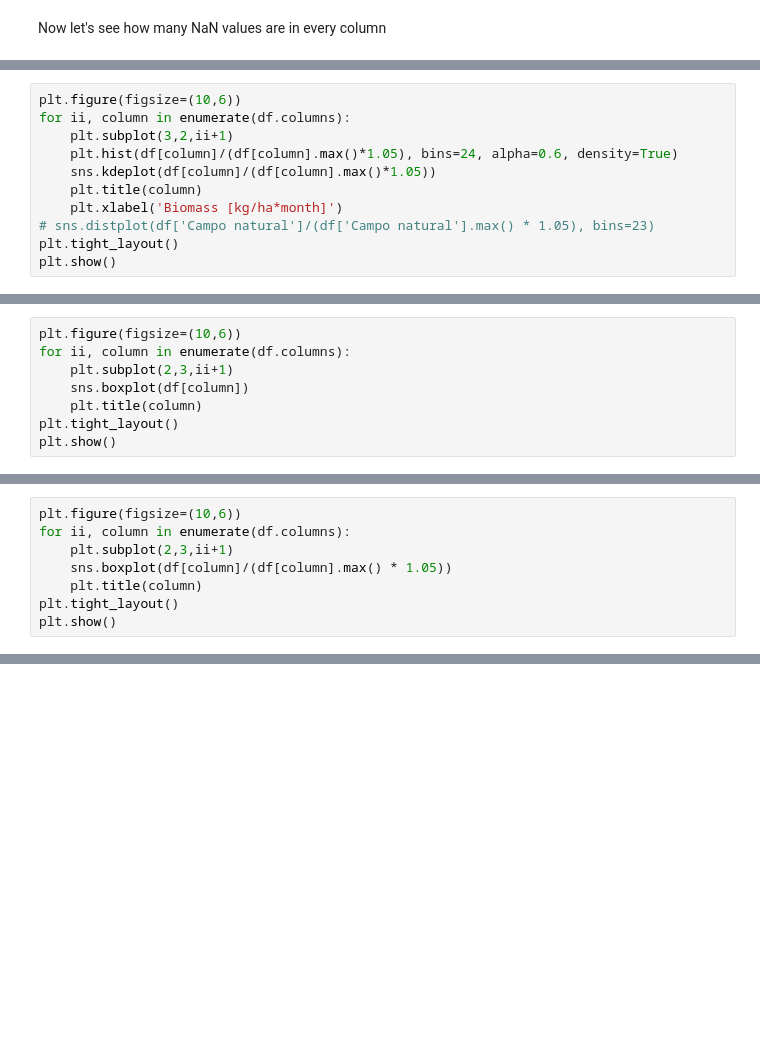
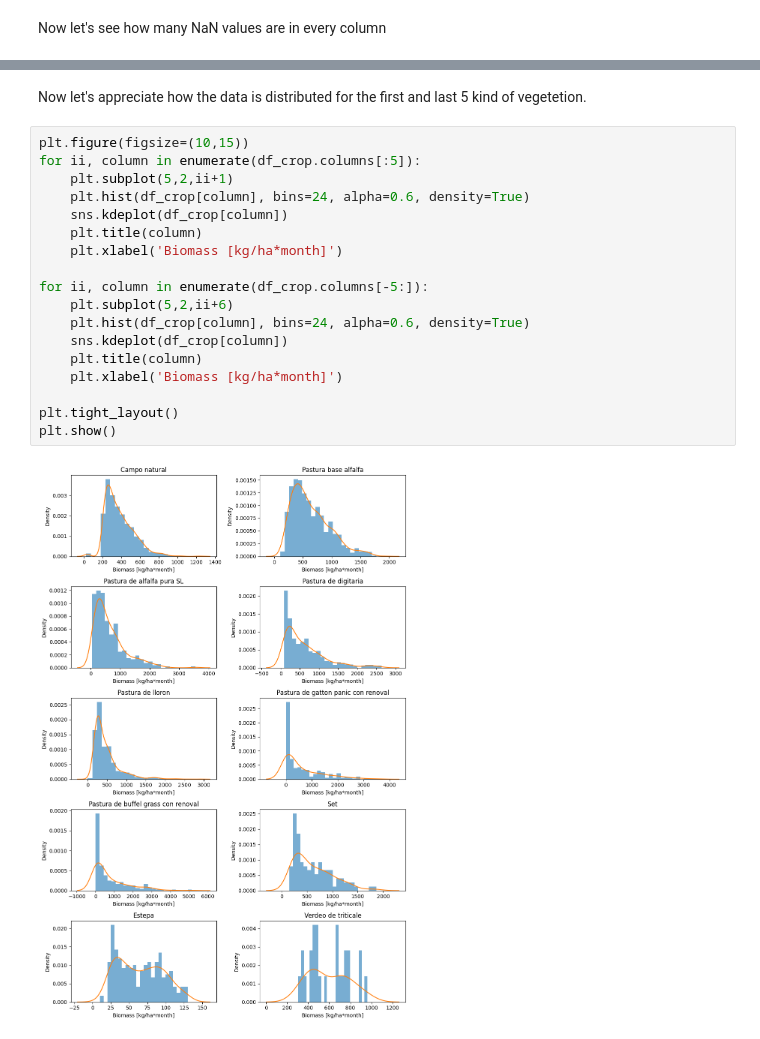
Before and after one commit to jpradas1/BASTO_project, a Jupyter notebook: Analysis.ipynb, the cells around one changed output, grey strips where cells are left out. Drawn from its saved outputs; the diff is of its cells as text; blank space fills up the shorter version.

```diff
--- a/Analysis.ipynb
+++ b/Analysis.ipynb
@@ -129,11 +43,0 @@ plt.show()
-# %%
-plt.figure(figsize=(10,6))
-for ii, column in enumerate(df.columns):
-    plt.subplot(3,2,ii+1)
-    plt.hist(df[column]/(df[column].max()*1.05), bins=24, alpha=0.6, density=True)
-    sns.kdeplot(df[column]/(df[column].max()*1.05))
-    plt.title(column)
-    plt.xlabel('Biomass [kg/ha*month]')
-# sns.distplot(df['Campo natural']/(df['Campo natural'].max() * 1.05), bins=23)
-plt.tight_layout()
-plt.show()
@@ -159,8 +43,0 @@ plt.show()
-# %%
-plt.figure(figsize=(10,6))
-for ii, column in enumerate(df.columns):
-    plt.subplot(2,3,ii+1)
-    sns.boxplot(df[column])
-    plt.title(column)
-plt.tight_layout()
-plt.show()
@@ -169,8 +43,0 @@ plt.show()
-# %%
-plt.figure(figsize=(10,6))
-for ii, column in enumerate(df.columns):
-    plt.subplot(2,3,ii+1)
-    sns.boxplot(df[column]/(df[column].max() * 1.05))
-    plt.title(column)
-plt.tight_layout()
-plt.show()
@@ -189,0 +72,22 @@ $$
+# %% [markdown]
+Now let's appreciate how the data is distributed for the first and last 5 kind of vegetetion.
+# %%
+plt.figure(figsize=(10,15))
+for ii, column in enumerate(df_crop.columns[:5]):
+    plt.subplot(5,2,ii+1)
+    plt.hist(df_crop[column], bins=24, alpha=0.6, density=True)
+    sns.kdeplot(df_crop[column])
+    plt.title(column)
+    plt.xlabel('Biomass [kg/ha*month]')
+
+for ii, column in enumerate(df_crop.columns[-5:]):
+    plt.subplot(5,2,ii+6)
+    plt.hist(df_crop[column], bins=24, alpha=0.6, density=True)
+    sns.kdeplot(df_crop[column])
+    plt.title(column)
+    plt.xlabel('Biomass [kg/ha*month]')
+
+plt.tight_layout()
+plt.show()
+# %% [output]
+[figure, added]
```
Also changed, not shown: parts of 42 cells of this notebook, 1 other file.
